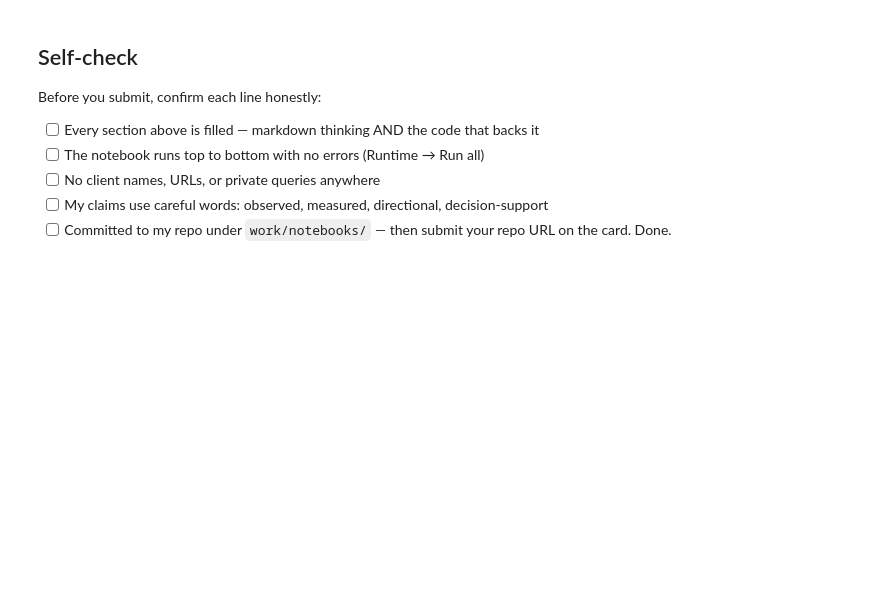
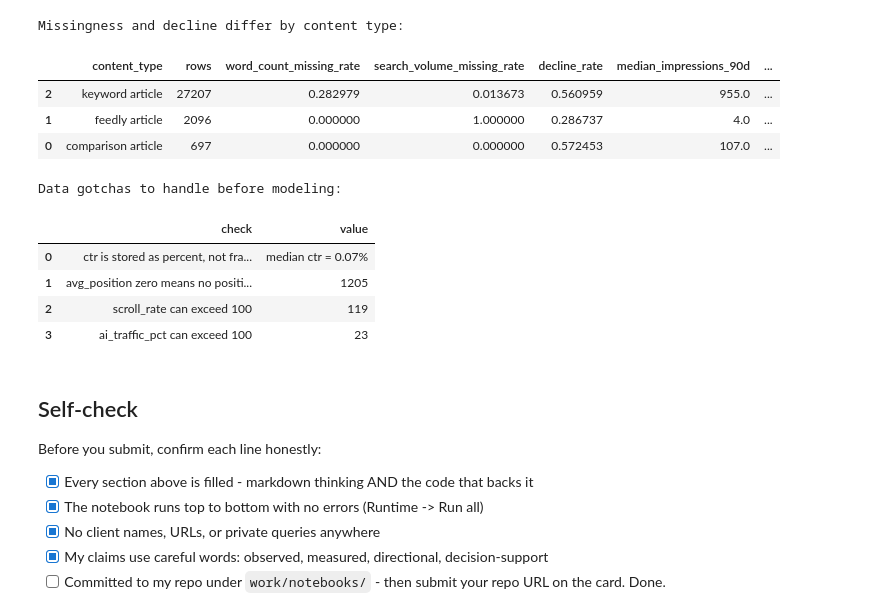
Before and after one commit to smartanilmali234-art/flyrank-ml-internship, a Jupyter notebook: work/notebooks/w02_ml_task_framing.ipynb, the cells around one changed output. Drawn from its saved outputs; the diff is of its cells as text; code cells hidden in the pictures; blank space fills up the shorter version.

Commit message:
Complete ML task framing notebook

```diff
--- a/work/notebooks/w02_ml_task_framing.ipynb
+++ b/work/notebooks/w02_ml_task_framing.ipynb
@@ -150,10 +157,60 @@ messy_cases
+# %%
+# Privacy-safe diagnostics that explain why a single if-statement is weak.
+missing_by_type = (
+    raw.groupby("content_type", dropna=False)
+    .agg(
+        rows=("content_type", "size"),
+        word_count_missing_rate=("word_count", lambda s: s.isna().mean()),
+        search_volume_missing_rate=("search_volume", lambda s: s.isna().mean()),
+        decline_rate=("trend_direction", lambda s: s.eq("down").mean()),
+        median_impressions_90d=("impressions_90d", "median"),
+        median_ctr_pct=("ctr", "median"),
+    )
+    .reset_index()
+    .sort_values("rows", ascending=False)
+)
+
+rate_sanity = pd.DataFrame(
+    {
+        "check": [
+            "ctr is stored as percent, not fraction",
+            "avg_position zero means no position data",
+            "scroll_rate can exceed 100",
+            "ai_traffic_pct can exceed 100",
+        ],
+        "value": [
+            f"median ctr = {raw['ctr'].median():.2f}%",
+            int(raw["avg_position"].eq(0).sum()),
+            int(raw["scroll_rate"].gt(100).sum()),
+            int(raw["ai_traffic_pct"].gt(100).sum()),
+        ],
+    }
+)
+
+print("Missingness and decline differ by content type:")
+display(missing_by_type)
+
+print("Data gotchas to handle before modeling:")
+display(rate_sanity)
+# %% [output]
+Missingness and decline differ by content type:
+|  | content_type | rows | word_count_missing_rate | search_volume_missing_rate | decline_rate | median_impressions_90d | ... |
+| 2 | keyword article | 27207 | 0.282979 | 0.013673 | 0.560959 | 955.0 | ... |
+| 1 | feedly article | 2096 | 0.000000 | 1.000000 | 0.286737 | 4.0 | ... |
+| 0 | comparison article | 697 | 0.000000 | 0.000000 | 0.572453 | 107.0 | ... |
+Data gotchas to handle before modeling:
+|  | check | value |
+| 0 | ctr is stored as percent, not fra... | median ctr = 0.07% |
+| 1 | avg_position zero means no positi... | 1205 |
+| 2 | scroll_rate can exceed 100 | 119 |
+| 3 | ai_traffic_pct can exceed 100 | 23 |
 # %% [markdown]
 ## Self-check
 
 Before you submit, confirm each line honestly:
 
-- [ ] Every section above is filled — markdown thinking AND the code that backs it
-- [ ] The notebook runs top to bottom with no errors (Runtime → Run all)
-- [ ] No client names, URLs, or private queries anywhere
-- [ ] My claims use careful words: observed, measured, directional, decision-support
-- [ ] Committed to my repo under `work/notebooks/` — then submit your repo URL on the card. Done.
+- [x] Every section above is filled - markdown thinking AND the code that backs it
+- [x] The notebook runs top to bottom with no errors (Runtime -> Run all)
+- [x] No client names, URLs, or private queries anywhere
+- [x] My claims use careful words: observed, measured, directional, decision-support
+- [ ] Committed to my repo under `work/notebooks/` - then submit your repo URL on the card. Done.
```
Also changed, not shown: parts of 20 cells of this notebook.
